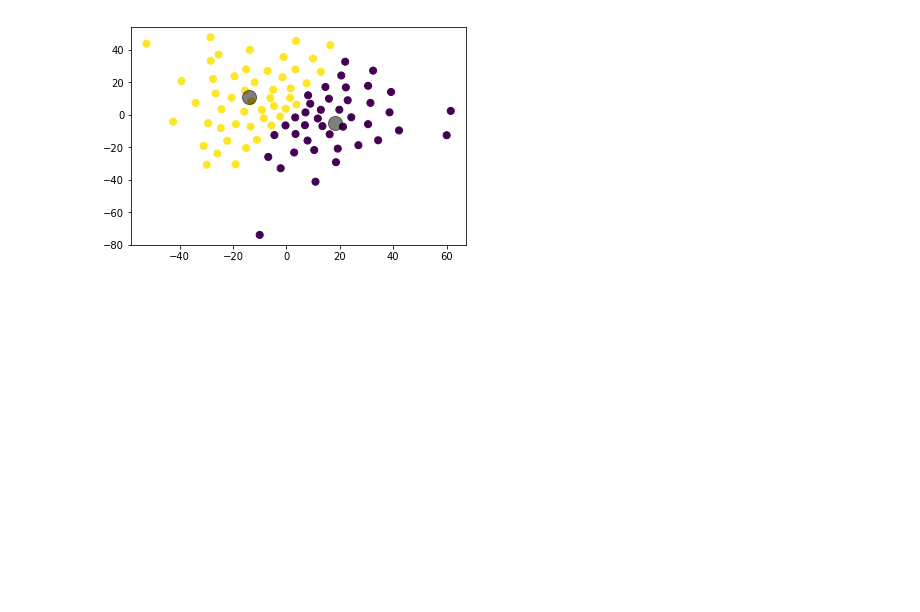
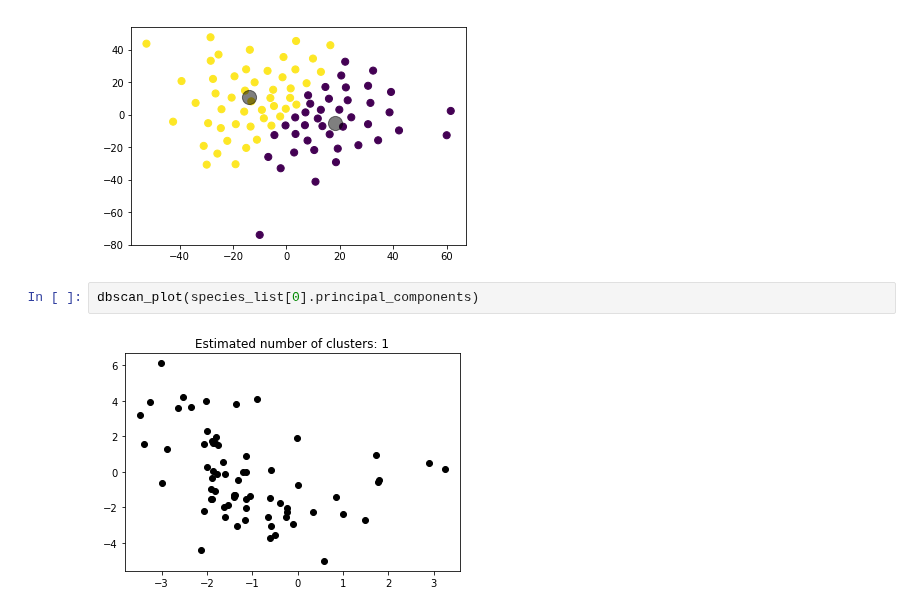
Before and after one commit to viniciusd-avila/phylogenetic-analysis, a Jupyter notebook: Dimension reduction.ipynb, the cells around one changed output. Drawn from its saved outputs; the diff is of its cells as text; blank space fills up the shorter version.

```diff
--- a/Dimension reduction.ipynb
+++ b/Dimension reduction.ipynb
@@ -184,3 +205,7 @@ kmeans_plot(2,species_list[0].principal_components)
 kmeans_plot(2,species_list[0].tsne_results)
 # %% [output]
 [figure]
+# %%
+dbscan_plot(species_list[0].principal_components)
+# %% [output]
+[figure, added]
```
Also changed, not shown: parts of 10 cells of this notebook.
